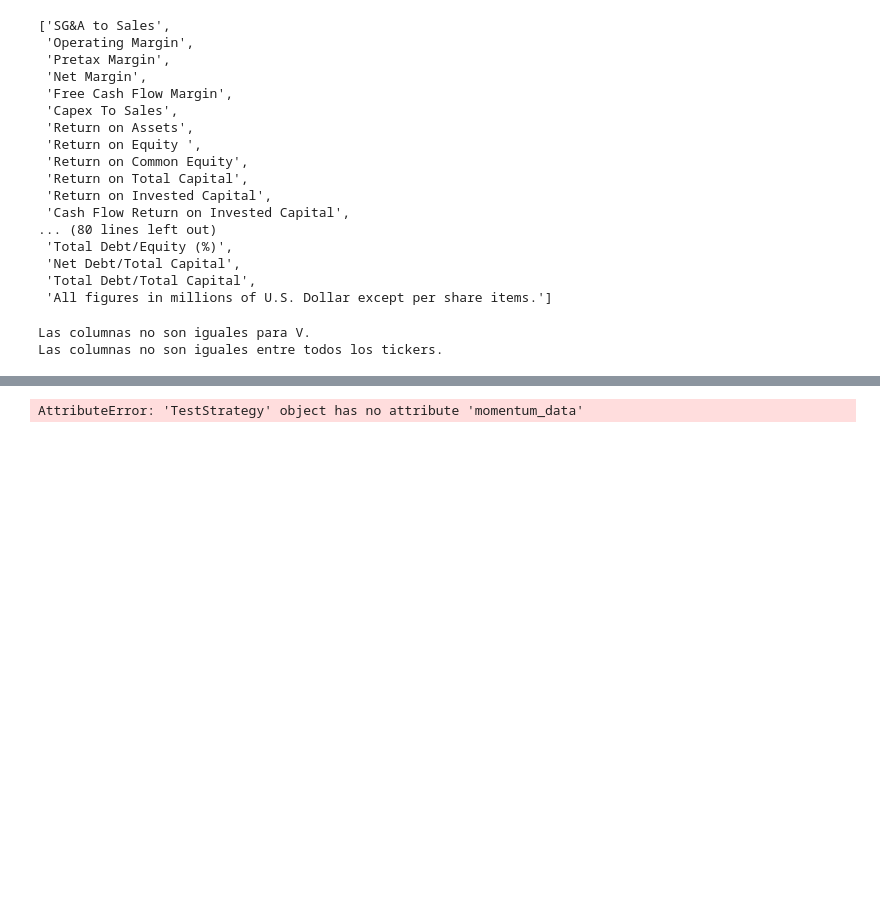
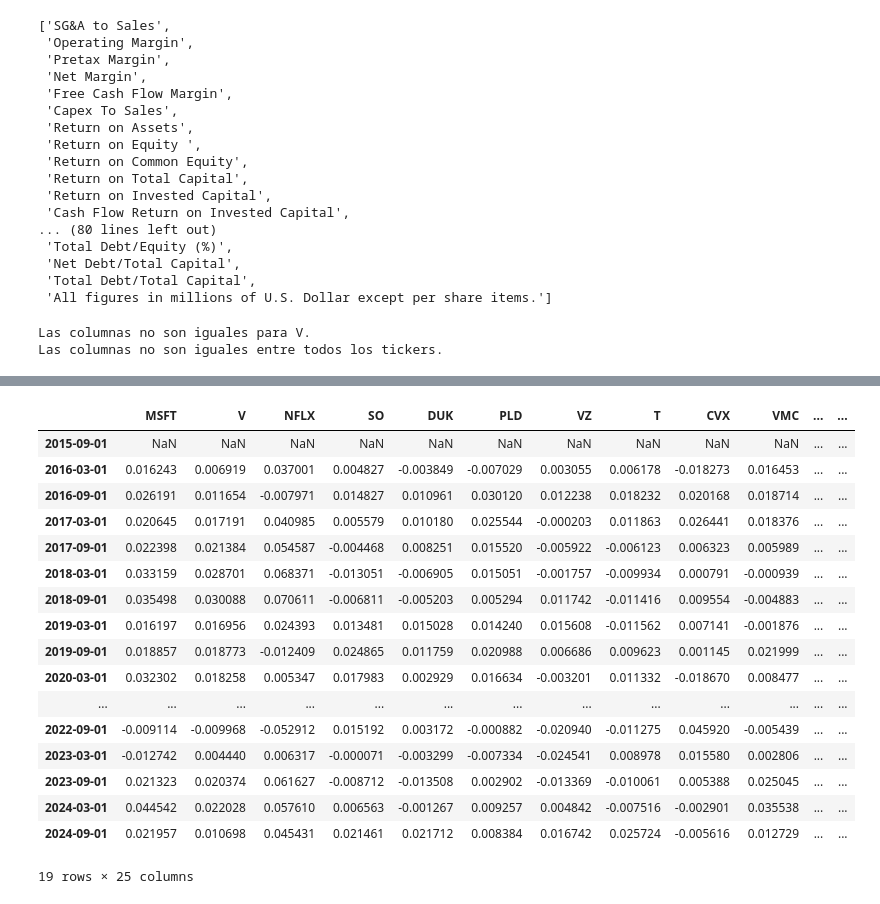
Before and after one commit to Luis1Soto/New_Asset_Allocation, a Jupyter notebook: Notebook.ipynb, the cells around one changed output, grey strips where cells are left out. Drawn from its saved outputs; the diff is of its cells as text; code cells hidden in the pictures; blank space fills up the shorter version.

Commit message:
momentums

```diff
--- a/Notebook.ipynb
+++ b/Notebook.ipynb
@@ -176,5 +176,22 @@ Defensive     4
 Name: count, dtype: int64
 # %%
-strategy.momentum_data
+strategy.get_momentum_dataframe()
 # %% [output]
+|  | MSFT | V | NFLX | SO | DUK | PLD | VZ | T | CVX | VMC | ... | ... |
+| 2015-09-01 | NaN | NaN | NaN | NaN | NaN | NaN | NaN | NaN | NaN | NaN | ... | ... |
+| 2016-03-01 | 0.016243 | 0.006919 | 0.037001 | 0.004827 | -0.003849 | -0.007029 | 0.003055 | 0.006178 | -0.018273 | 0.016453 | ... | ... |
+| 2016-09-01 | 0.026191 | 0.011654 | -0.007971 | 0.014827 | 0.010961 | 0.030120 | 0.012238 | 0.018232 | 0.020168 | 0.018714 | ... | ... |
+| 2017-03-01 | 0.020645 | 0.017191 | 0.040985 | 0.005579 | 0.010180 | 0.025544 | -0.000203 | 0.011863 | 0.026441 | 0.018376 | ... | ... |
+| 2017-09-01 | 0.022398 | 0.021384 | 0.054587 | -0.004468 | 0.008251 | 0.015520 | -0.005922 | -0.006123 | 0.006323 | 0.005989 | ... | ... |
+| 2018-03-01 | 0.033159 | 0.028701 | 0.068371 | -0.013051 | -0.006905 | 0.015051 | -0.001757 | -0.009934 | 0.000791 | -0.000939 | ... | ... |
+| 2018-09-01 | 0.035498 | 0.030088 | 0.070611 | -0.006811 | -0.005203 | 0.005294 | 0.011742 | -0.011416 | 0.009554 | -0.004883 | ... | ... |
+| 2019-03-01 | 0.016197 | 0.016956 | 0.024393 | 0.013481 | 0.015028 | 0.014240 | 0.015608 | -0.011562 | 0.007141 | -0.001876 | ... | ... |
+| 2019-09-01 | 0.018857 | 0.018773 | -0.012409 | 0.024865 | 0.011759 | 0.020988 | 0.006686 | 0.009623 | 0.001145 | 0.021999 | ... | ... |
+| 2020-03-01 | 0.032302 | 0.018258 | 0.005347 | 0.017983 | 0.002929 | 0.016634 | -0.003201 | 0.011332 | -0.018670 | 0.008477 | ... | ... |
+| ... | ... | ... | ... | ... | ... | ... | ... | ... | ... | ... | ... | ... |
+| 2022-09-01 | -0.009114 | -0.009968 | -0.052912 | 0.015192 | 0.003172 | -0.000882 | -0.020940 | -0.011275 | 0.045920 | -0.005439 | ... | ... |
+| 2023-03-01 | -0.012742 | 0.004440 | 0.006317 | -0.000071 | -0.003299 | -0.007334 | -0.024541 | 0.008978 | 0.015580 | 0.002806 | ... | ... |
+| 2023-09-01 | 0.021323 | 0.020374 | 0.061627 | -0.008712 | -0.013508 | 0.002902 | -0.013369 | -0.010061 | 0.005388 | 0.025045 | ... | ... |
+| 2024-03-01 | 0.044542 | 0.022028 | 0.057610 | 0.006563 | -0.001267 | 0.009257 | 0.004842 | -0.007516 | -0.002901 | 0.035538 | ... | ... |
+| 2024-09-01 | 0.021957 | 0.010698 | 0.045431 | 0.021461 | 0.021712 | 0.008384 | 0.016742 | 0.025724 | -0.005616 | 0.012729 | ... | ... |
-AttributeError: 'TestStrategy' object has no attribute 'momentum_data'
+19 rows × 25 columns
```
Also changed, not shown: parts of 6 cells of this notebook, 1 other file.
